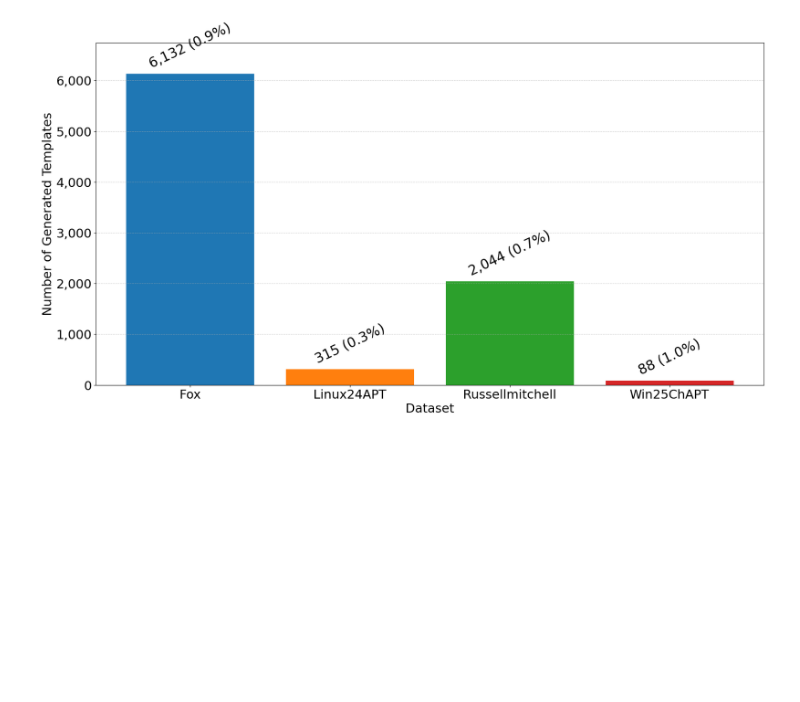
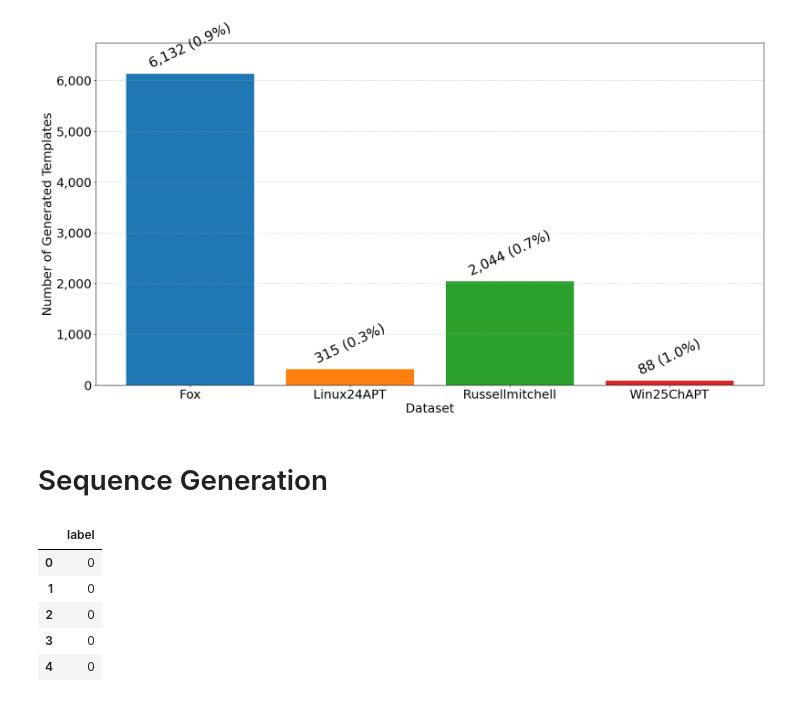
Before and after one commit to AhmedCoolProjects/logadu-py, a Jupyter notebook: datasets/analysis.ipynb, the cells around one changed output. Saved outputs shown, nothing was run; the diff lists cells and outputs as text; code cells hidden in the pictures; blank space fills up the shorter version.

```diff
--- a/datasets/analysis.ipynb
+++ b/datasets/analysis.ipynb
@@ -440,3 +440,5 @@ plt.tight_layout()
 plt.show()
 # %% [output]
 [figure]
+# %% [markdown]
+# Sequence Generation
@@ -442,0 +495,9 @@ plt.show()
+# %%
+data['Fox_10_1'].head()
+# %% [output]
+|  | label |
+| 0 | 0 |
+| 1 | 0 |
+| 2 | 0 |
+| 3 | 0 |
+| 4 | 0 |
```
Also changed, not shown: parts of 9 cells of this notebook, 7 other files.
